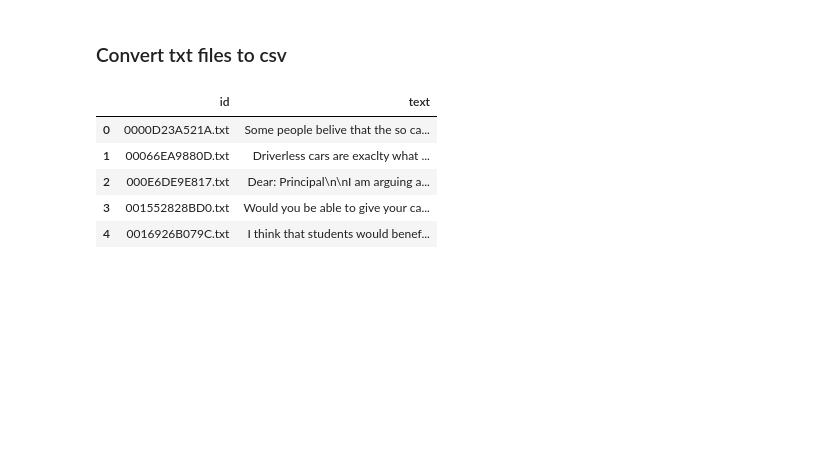
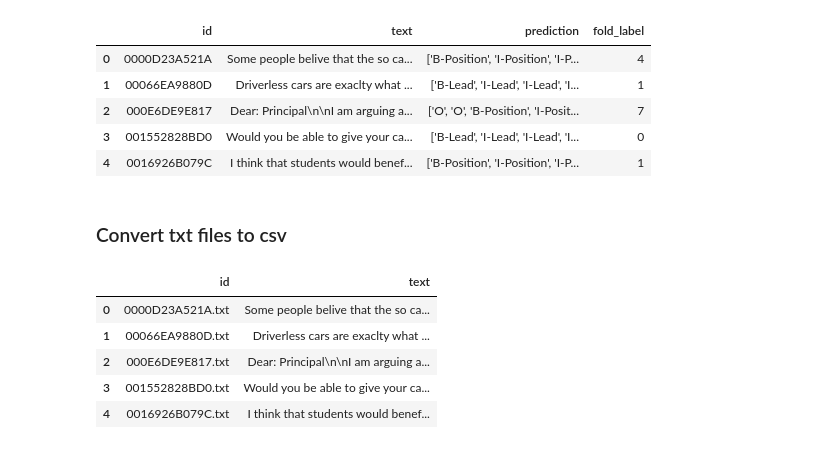
Before and after one commit to shanmukh05/EssayInsightsAI, a Jupyter notebook: experiments.ipynb, the cells around one changed output. Saved outputs shown, nothing was run; the diff lists cells and outputs as text; code cells hidden in the pictures; blank space fills up the shorter version.

```diff
--- a/experiments.ipynb
+++ b/experiments.ipynb
@@ -0,0 +3,12 @@
+# %%
+import pandas as pd
+from tqdm import tqdm
+from sklearn.preprocessing import StandardScaler
+from sklearn.cluster import KMeans
+from sklearn.metrics import silhouette_score
+import matplotlib.pyplot as plt
+
+essay_df = pd.read_csv(r"D:\Learning\NLP\Projects\EssayInsightAI\analyzer\data\train_essays_annotated.csv")
+label_df = pd.read_csv(r"D:\Learning\NLP\Projects\EssayInsightAI\analyzer\data\train_labels.csv")
+# label_df["count"] = label_df["predictionstring"].apply(lambda x: len(list(x.split())))
+label_df.head(2)
@@ -0,0 +53,13 @@
+# %%
+kmeans = KMeans(n_clusters=9, random_state=42)
+labels = kmeans.fit_predict(scaled_data)
+
+fold_labels = []
+
+for i, id_ in enumerate(tqdm(label_df["id"].unique())):
+    for j, row in label_df[label_df["id"] == id_].iterrows():
+        fold_labels.append(labels[i])
+
+label_df["fold_label"] = fold_labels
+label_df.drop(["count"], axis=0, inplace=True)
+label_df.head(2)
@@ -1,3 +72,16 @@
+# %%
+label_dict = {k:v for k, v in zip(label_df["id"], label_df["fold_label"])}
+
+essay_df["fold_label"] = essay_df["id"].apply(lambda x: label_dict[x])
+essay_df.to_csv(r"D:\Learning\NLP\Projects\EssayInsightAI\analyzer\data\train_essays_annotated.csv", index=False)
+essay_df.head()
+# %% [output]
+|  | id | text | prediction | fold_label |
+| 0 | 0000D23A521A | Some people belive that the so ca... | ['B-Position', 'I-Position', 'I-P... | 4 |
+| 1 | 00066EA9880D | Driverless cars are exaclty what ... | ['B-Lead', 'I-Lead', 'I-Lead', 'I... | 1 |
+| 2 | 000E6DE9E817 | Dear: Principal\n\nI am arguing a... | ['O', 'O', 'B-Position', 'I-Posit... | 7 |
+| 3 | 001552828BD0 | Would you be able to give your ca... | ['B-Lead', 'I-Lead', 'I-Lead', 'I... | 0 |
+| 4 | 0016926B079C | I think that students would benef... | ['B-Position', 'I-Position', 'I-P... | 1 |
 # %% [markdown]
 ### Convert txt files to csv
 # %%
```
Also changed, not shown: parts of 9 cells of this notebook, 7 other files.
